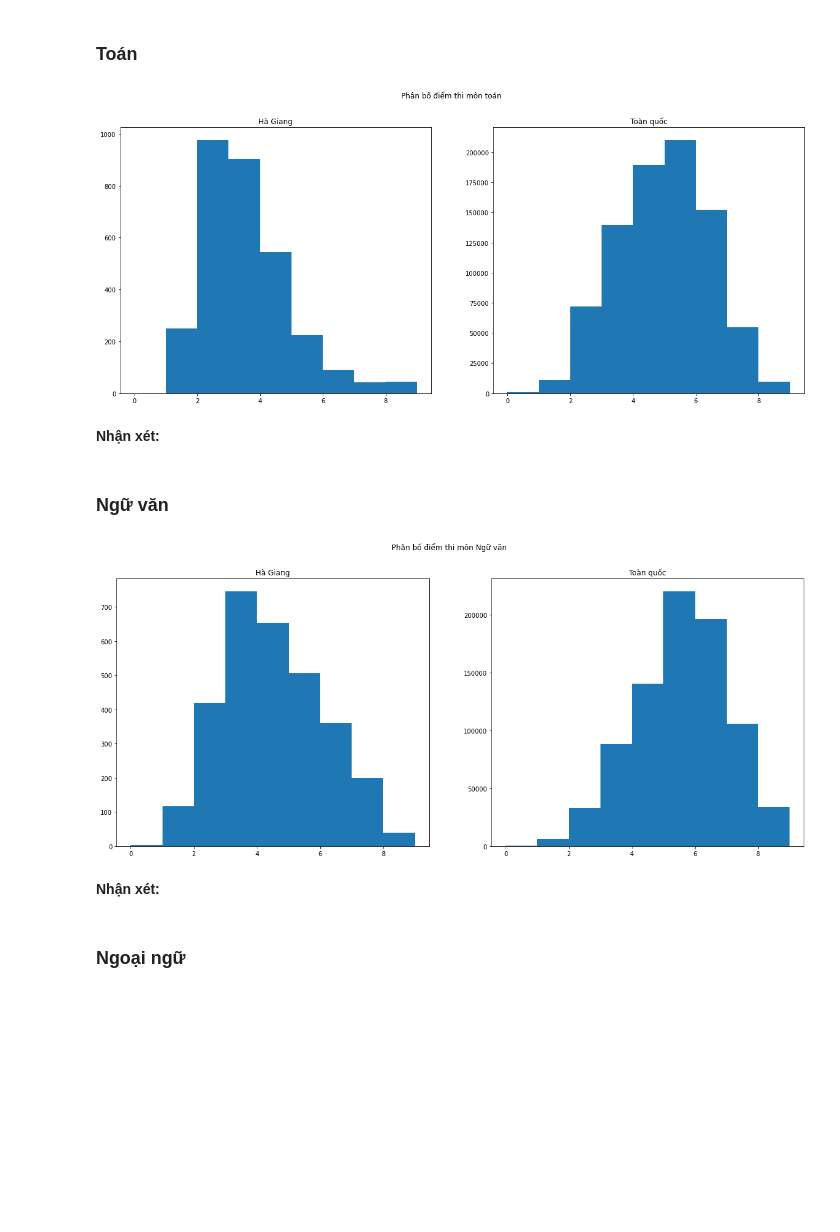
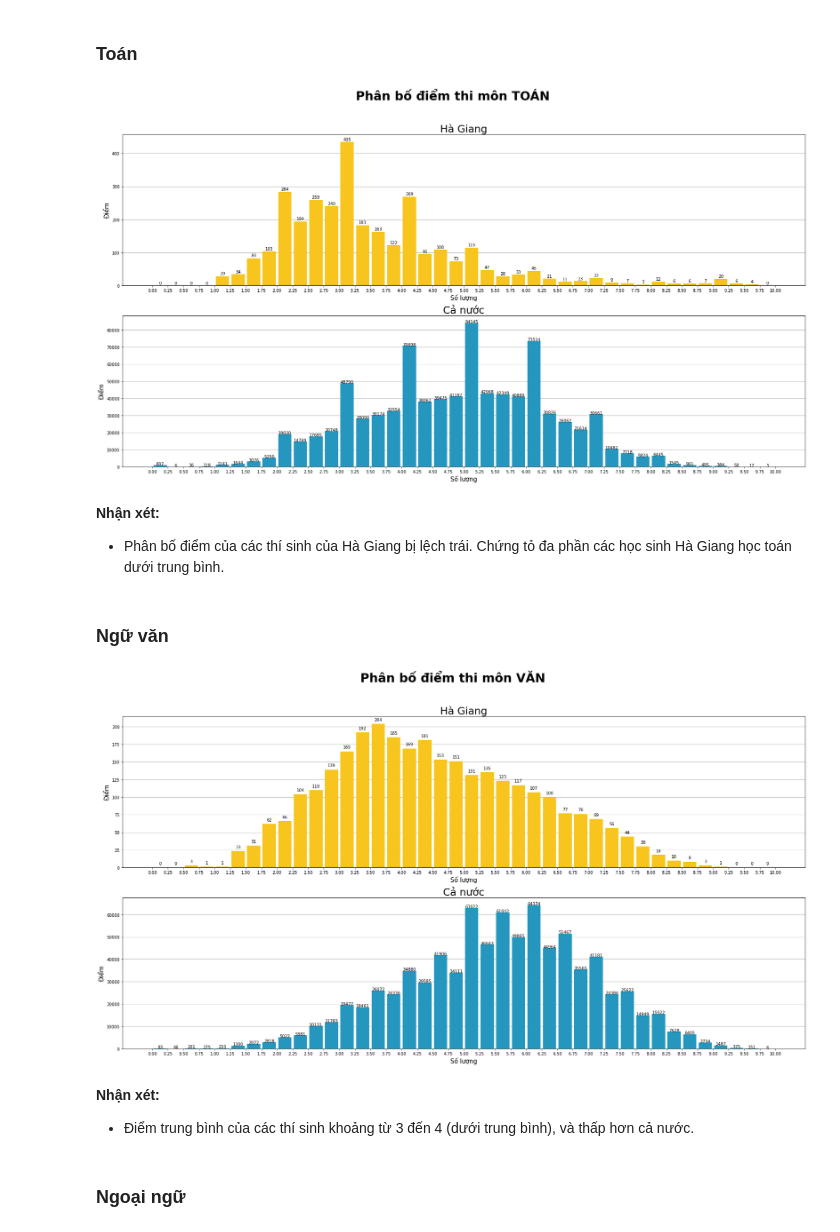
Before and after one commit to IrisStream/exam-cheating, a Jupyter notebook: src/report.ipynb, the cells around one changed output. Drawn from its saved outputs; the diff is of its cells as text; code cells hidden in the pictures; blank space fills up the shorter version.

Commit message:
Draw bar charts of each subject

```diff
--- a/src/report.ipynb
+++ b/src/report.ipynb
@@ -24,3 +24,4 @@ for province in provinces:
     data[province['province']].set_index('SBD')
 
 total_data = pd.concat(list(data.values()))
+data['Cả nước'] = total_data
@@ -28,41 +94,21 @@ total_data = pd.concat(list(data.values()))
 ## Phân bố điểm thi các môn thi và các khối thi
 # %% [markdown]
 ### Toán
-# %%
-bar_charts, (ha_giang, total) = plt.subplots(1,2)
-bar_charts.set_figheight(8)
-bar_charts.set_figwidth(20)
-
-bar_charts.suptitle('Phân bố điểm thi môn toán')
-ha_giang.hist(data['Hà Giang']['TOÁN'], range(0, 10))
-ha_giang.set_title('Hà Giang')
-
-total.hist(total_data['TOÁN'], range(0, 10))
-total.set_title('Toàn quốc')
-
-plt.show()
-# %% [output]
-[figure, removed]
-# %% [markdown]
-__Nhận xét:__
+# %%
+draw_histogram_compare(DEFAULT_PROVINCE_NAME, 'Cả nước', 'TOÁN')
+# %% [output]
+[figure, added]
+# %% [markdown]
+__Nhận xét:__
+- Phân bố điểm của các thí sinh của Hà Giang bị lệch trái. Chứng tỏ đa phần các học sinh Hà Giang học toán dưới trung bình.
 # %% [markdown]
 ### Ngữ văn
-# %%
-bar_charts, (ha_giang, total) = plt.subplots(1,2)
-bar_charts.set_figheight(8)
-bar_charts.set_figwidth(20)
-
-bar_charts.suptitle('Phân bố điểm thi môn Ngữ văn')
-ha_giang.hist(data['Hà Giang']['VĂN'], range(0, 10))
-ha_giang.set_title('Hà Giang')
-
-total.hist(total_data['VĂN'], range(0, 10))
-total.set_title('Toàn quốc')
-
-plt.show()
-# %% [output]
-[figure, removed]
-# %% [markdown]
-__Nhận xét:__
+# %%
+draw_histogram_compare(DEFAULT_PROVINCE_NAME, 'Cả nước', 'VĂN')
+# %% [output]
+[figure, added]
+# %% [markdown]
+__Nhận xét:__
+- Điểm trung bình của các thí sinh khoảng từ 3 đến 4 (dưới trung bình), và thấp hơn cả nước.
 # %% [markdown]
 ### Ngoại ngữ
```
Also changed, not shown: parts of 9 cells of this notebook.
